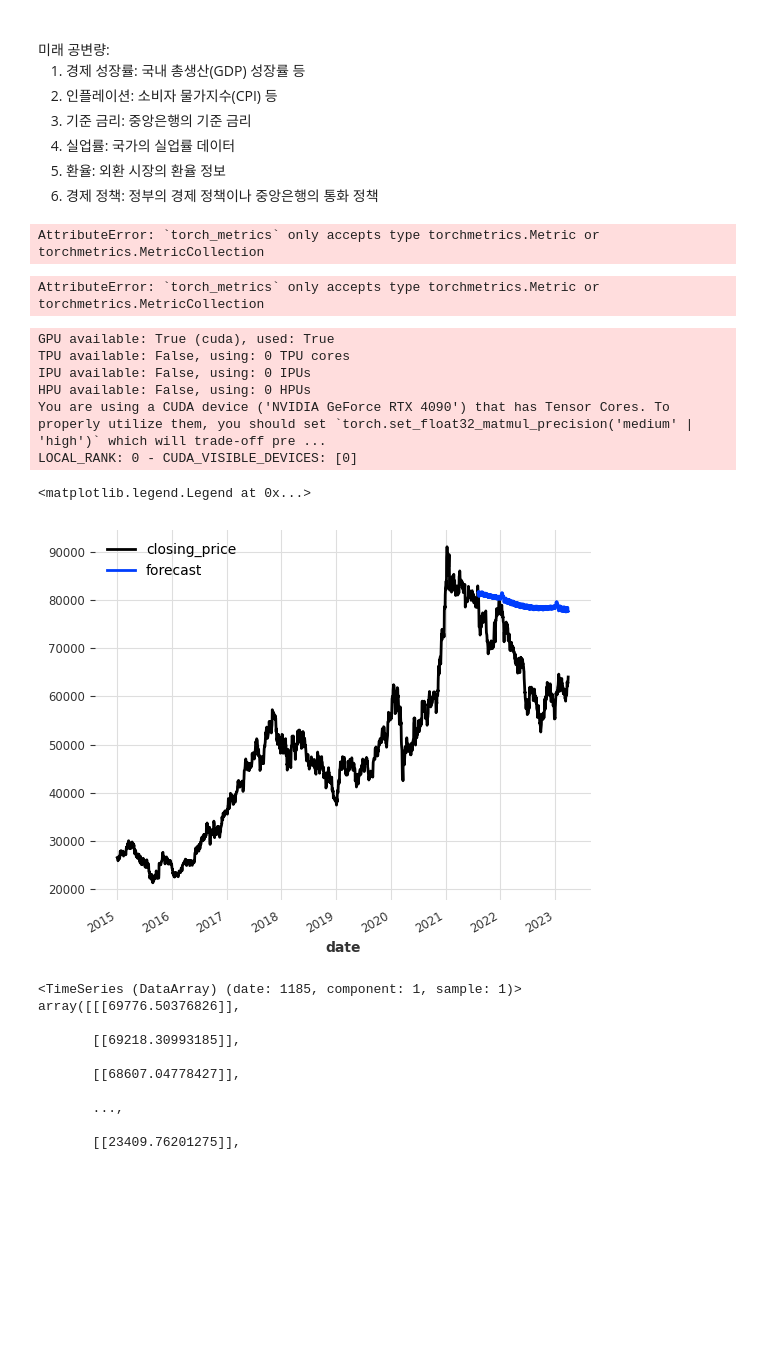
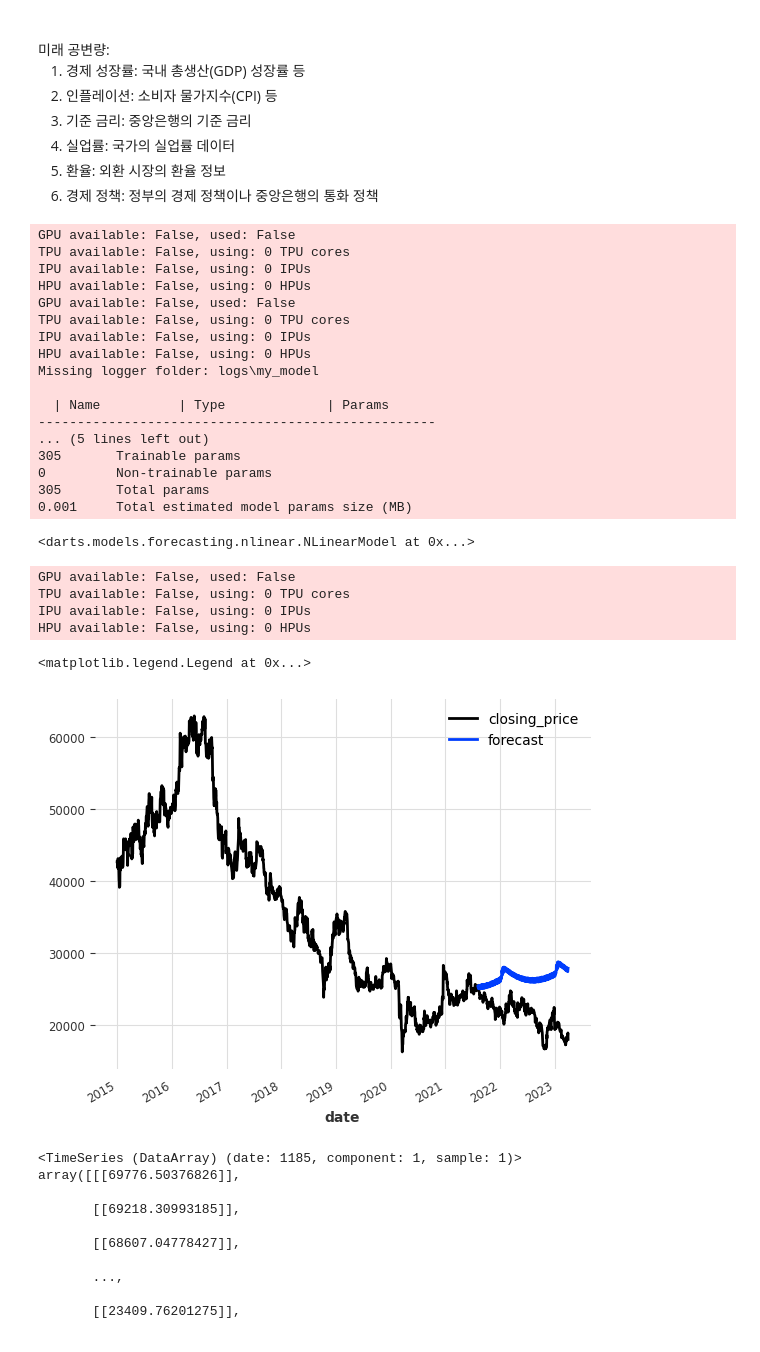
Before and after one commit to ghjk0498/timeseries_predict, a Jupyter notebook: predict-stock-price.ipynb, the cells around one changed output. Cells and saved outputs as stored; diff of their text form; code cells hidden in the pictures; blank space fills up the shorter version.

```diff
--- a/predict-stock-price.ipynb
+++ b/predict-stock-price.ipynb
@@ -187,7 +188,7 @@ for i, file_name in enumerate(os.listdir(base_path)):
     # Past covariant 및 날짜 필터링
     scaled_past_cov_timeseries = getScaledPastCov(timeseries)
     scaled_past_cov_timeseries = scaled_past_cov_timeseries[start_date:end_date]
-    list_cov_scaled.append(scaled_past_cov_timeseries)
+    list_past_cov_scaled.append(scaled_past_cov_timeseries)
 
     # Split train/validation set
     train_percentage = 0.8
@@ -212,6 +213,8 @@ for i, file_name in enumerate(os.listdir(base_path)):
     if i % 50 == 49:
         break
 # %%
+logger = TensorBoardLogger('logs', name='my_model')
+
 # A TorchMetric or val_loss can be used as the monitor
 torch_metrics = MetricCollection([MeanAbsoluteError(), MeanSquaredError()])
 
@@ -222,7 +225,7 @@ my_stopper = EarlyStopping(
     min_delta=0.05,
     mode='min',
 )
-pl_trainer_kwargs = {"callbacks": [my_stopper]}
+pl_trainer_kwargs = {"callbacks": [my_stopper], "logger": logger}
 
 model = NLinearModel(input_chunk_length=20, output_chunk_length=5, n_epochs=10, random_state=42,
                         torch_metrics=torch_metrics,
@@ -235,8 +238,24 @@ model.fit(list_train_series_scaled,
             # val_future_covariates=list_val_scaled_future_cov
             )
 # %% [output]
-AttributeError: `torch_metrics` only accepts type torchmetrics.Metric or torchmetrics.MetricCollection
+GPU available: False, used: False
+TPU available: False, using: 0 TPU cores
+IPU available: False, using: 0 IPUs
+HPU available: False, using: 0 HPUs
+GPU available: False, used: False
+TPU available: False, using: 0 TPU cores
+IPU available: False, using: 0 IPUs
+HPU available: False, using: 0 HPUs
+Missing logger folder: logs\my_model
+
+  | Name          | Type             | Params
+---------------------------------------------------
+... (5 lines left out)
+305       Trainable params
+0         Non-trainable params
+305       Total params
+0.001     Total estimated model params size (MB)
-AttributeError: `torch_metrics` only accepts type torchmetrics.Metric or torchmetrics.MetricCollection
+<darts.models.forecasting.nlinear.NLinearModel at 0x...>
 # %%
 if not os.path.exists('model'):
     os.mkdir('model')
@@ -245,24 +264,22 @@ model_loaded = RegressionModel.load("model/test.pkl")
 # %%
 # 1. past_covariates를 아무것도 주지 않았을 경우 상승, 하강이 그럴싸하게 나옴. 전부를 주었을 경우 하강만 나옴.
 i = 3
 predicted_series_scaled = model.predict(n=len(list_val_series_scaled[i]),
-                                        num_samples=500,
                                         series=list_train_series_scaled[i],
                                         past_covariates=list_past_cov_scaled[i],
-                                        future_covariates=list_future_cov_scaled[i],)
+                                        # future_covariates=list_future_cov_scaled[i],
+                                        )
 prediction = list_scaler[i].inverse_transform(predicted_series_scaled)
 list_stock_timeseries[i].plot()
 prediction.plot(label="forecast")
 plt.legend()
 # %% [output]
-GPU available: True (cuda), used: True
+GPU available: False, used: False
 TPU available: False, using: 0 TPU cores
 IPU available: False, using: 0 IPUs
 HPU available: False, using: 0 HPUs
-You are using a CUDA device ('NVIDIA GeForce RTX 4090') that has Tensor Cores. To properly utilize them, you should set `torch.set_float32_matmul_precision('medium' | 'high')` which will trade-off pre ...
-LOCAL_RANK: 0 - CUDA_VISIBLE_DEVICES: [0]
 <matplotlib.legend.Legend at 0x...>
-[figure, old version]
+[figure, new version]
 # %%
 prediction
 # %% [output]
```
Also changed, not shown: parts of 2 cells of this notebook, 7 other files.
